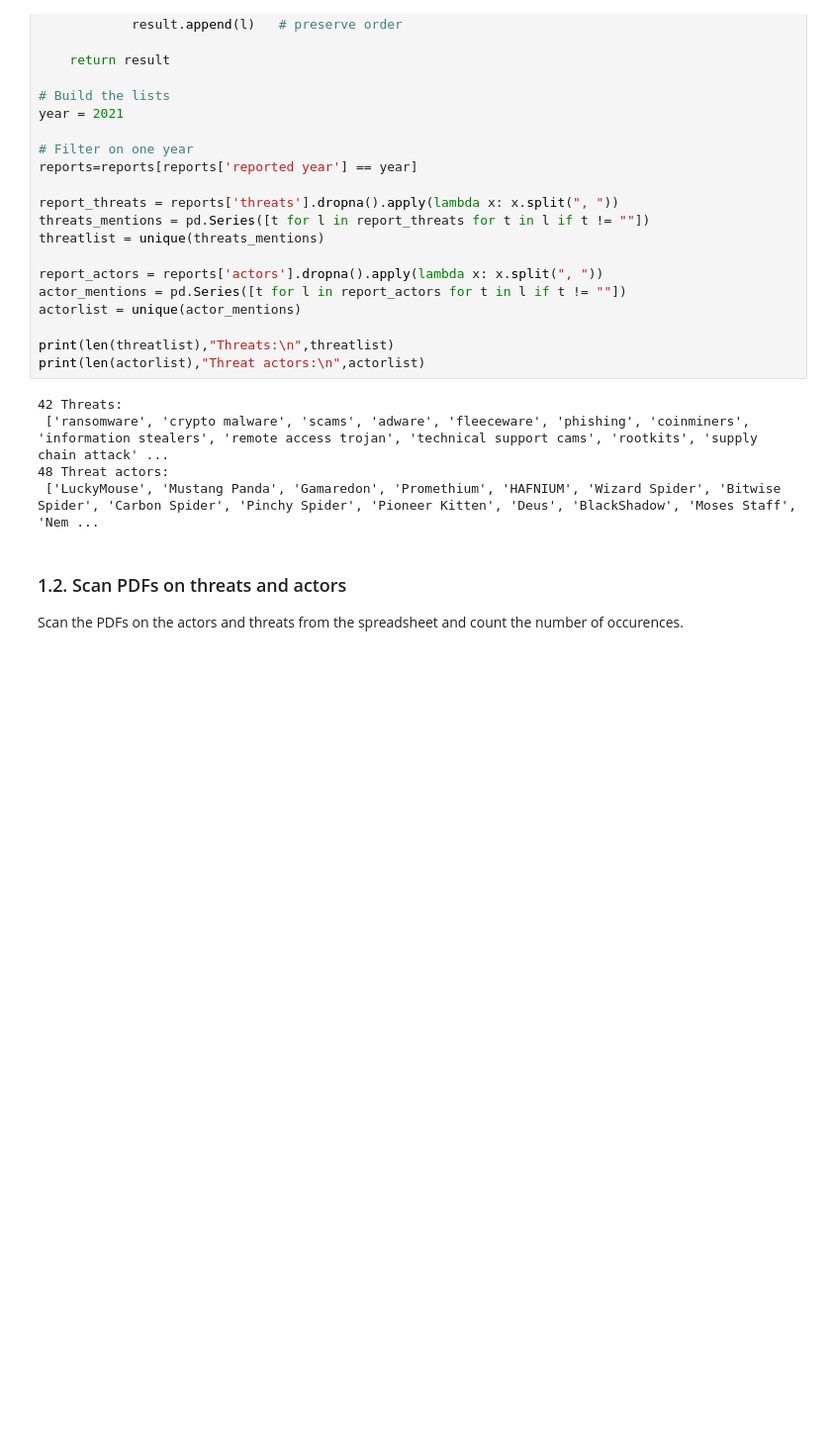
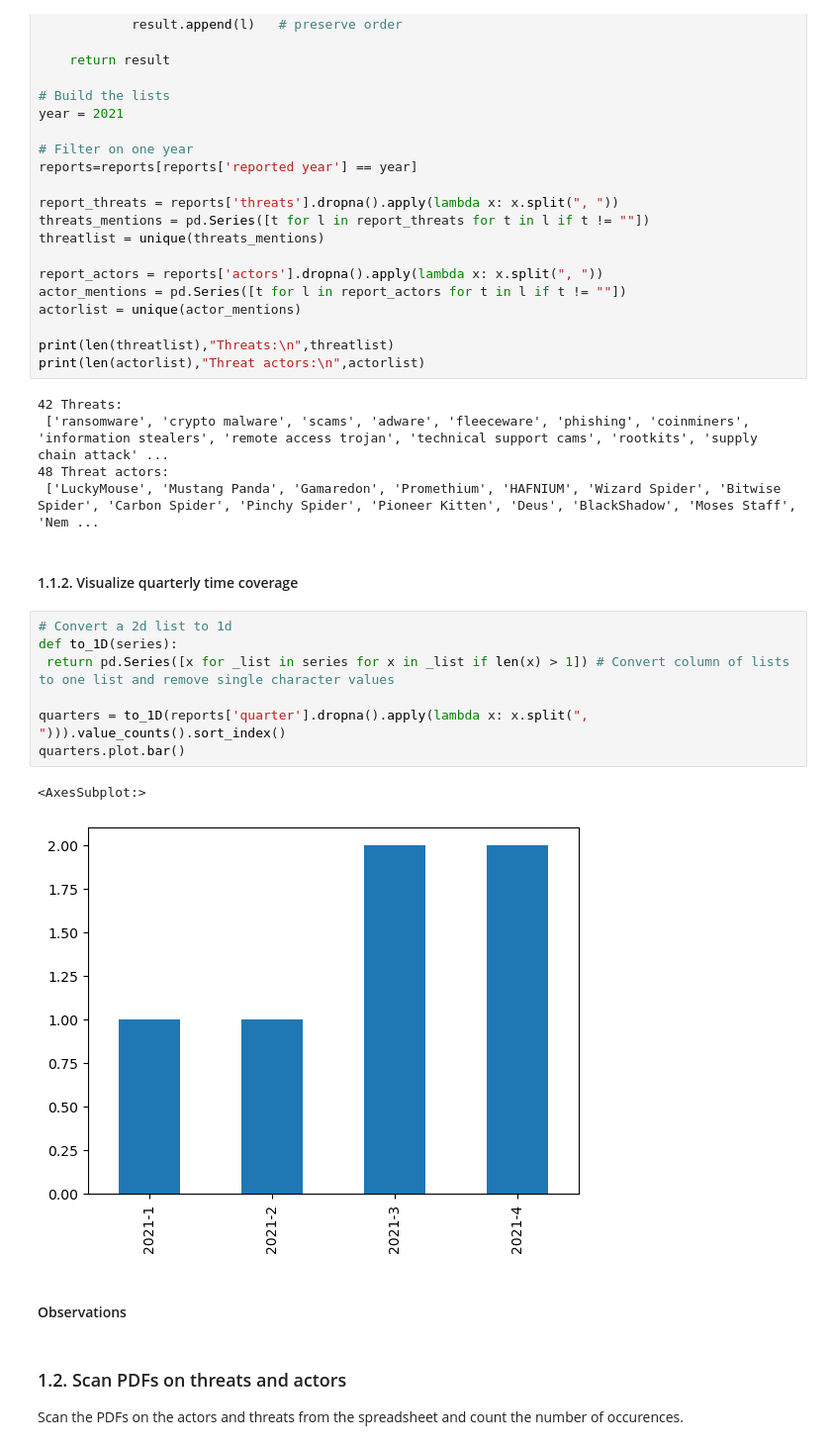
Before and after one commit to AbeWinters/Threat-Profiles-for-Control-Prioritization, a Jupyter notebook: 01. Manual extraction.ipynb, the cells around one changed output. Shown at 99% size. Cells and saved outputs as stored; diff of their text form; blank space fills up the shorter version.

Commit message:
Add time coverage for reports

```diff
--- a/01. Manual extraction.ipynb
+++ b/01. Manual extraction.ipynb
@@ -47,6 +48,20 @@ print(len(actorlist),"Threat actors:\n",actorlist)
  ['ransomware', 'crypto malware', 'scams', 'adware', 'fleeceware', 'phishing', 'coinminers', 'information stealers', 'remote access trojan', 'technical support cams', 'rootkits', 'supply chain attack' ...
 48 Threat actors:
  ['LuckyMouse', 'Mustang Panda', 'Gamaredon', 'Promethium', 'HAFNIUM', 'Wizard Spider', 'Bitwise Spider', 'Carbon Spider', 'Pinchy Spider', 'Pioneer Kitten', 'Deus', 'BlackShadow', 'Moses Staff', 'Nem ...
+# %% [markdown]
+#### 1.1.2. Visualize quarterly time coverage
+# %%
+# Convert a 2d list to 1d
+def to_1D(series):
+ return pd.Series([x for _list in series for x in _list if len(x) > 1]) # Convert column of lists to one list and remove single character values
+
+quarters = to_1D(reports['quarter'].dropna().apply(lambda x: x.split(", "))).value_counts().sort_index()
+quarters.plot.bar()
+# %% [output]
+<AxesSubplot:>
+[figure, added]
+# %% [markdown]
+#### Observations
 # %% [markdown]
 ### 1.2. Scan PDFs on threats and actors
 Scan the PDFs on the actors and threats from the spreadsheet and count the number of occurences.
```
Also changed, not shown: parts of 3 cells of this notebook, 1 other file.
